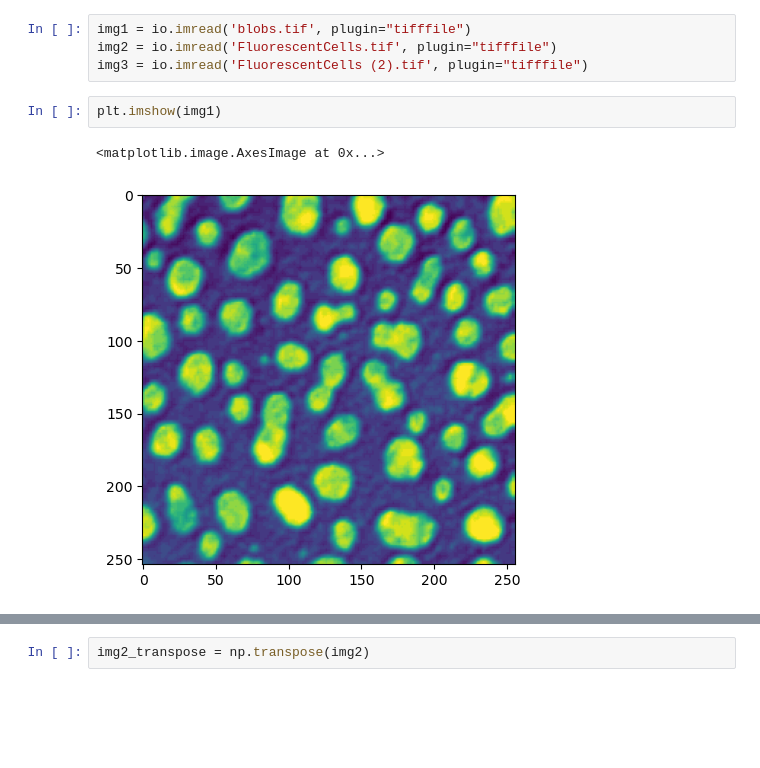
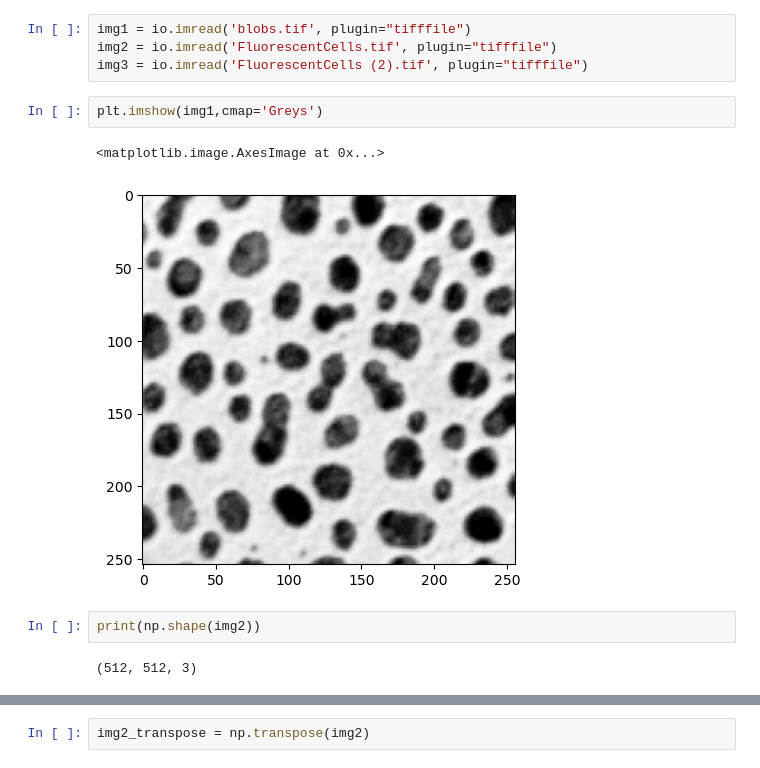
Before and after one commit to BeatrizOrozco/Casimir-programming, a Jupyter notebook: Beatriz/ImageAnalysis.ipynb, the cells around one changed output, grey strips where cells are left out. Saved outputs shown, nothing was run; the diff lists cells and outputs as text; blank space fills up the shorter version.

```diff
--- a/Beatriz/ImageAnalysis.ipynb
+++ b/Beatriz/ImageAnalysis.ipynb
@@ -11,7 +12,11 @@ img1 = io.imread('blobs.tif', plugin="tifffile")
 img2 = io.imread('FluorescentCells.tif', plugin="tifffile")
 img3 = io.imread('FluorescentCells (2).tif', plugin="tifffile")
 # %%
-plt.imshow(img1)
+plt.imshow(img1,cmap='Greys')
 # %% [output]
 <matplotlib.image.AxesImage at 0x...>
-[figure, old version]
+[figure, new version]
+# %%
+print(np.shape(img2))
+# %% [output]
+(512, 512, 3)
```
Also changed, not shown: parts of 5 cells of this notebook.
